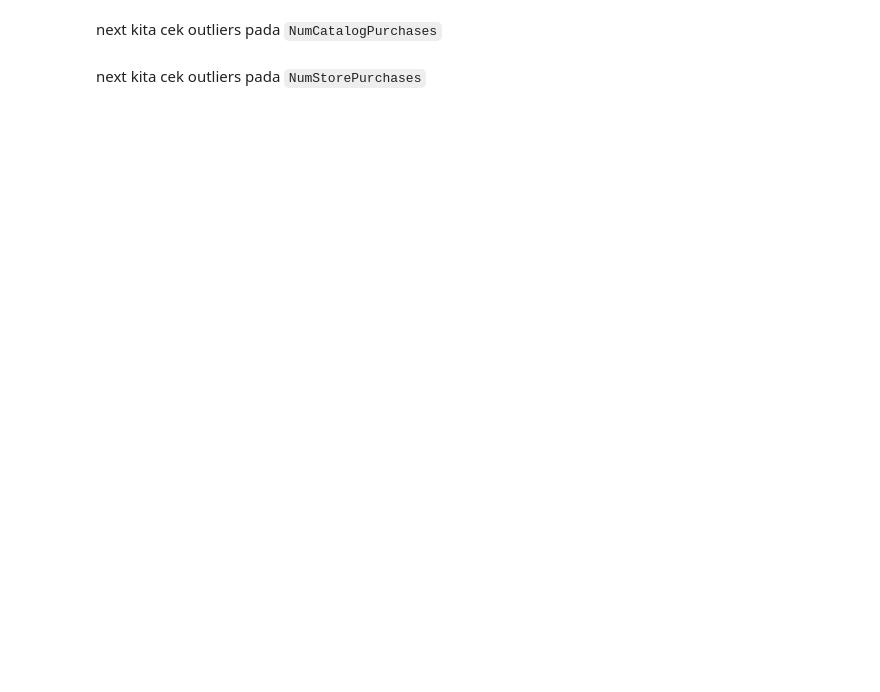
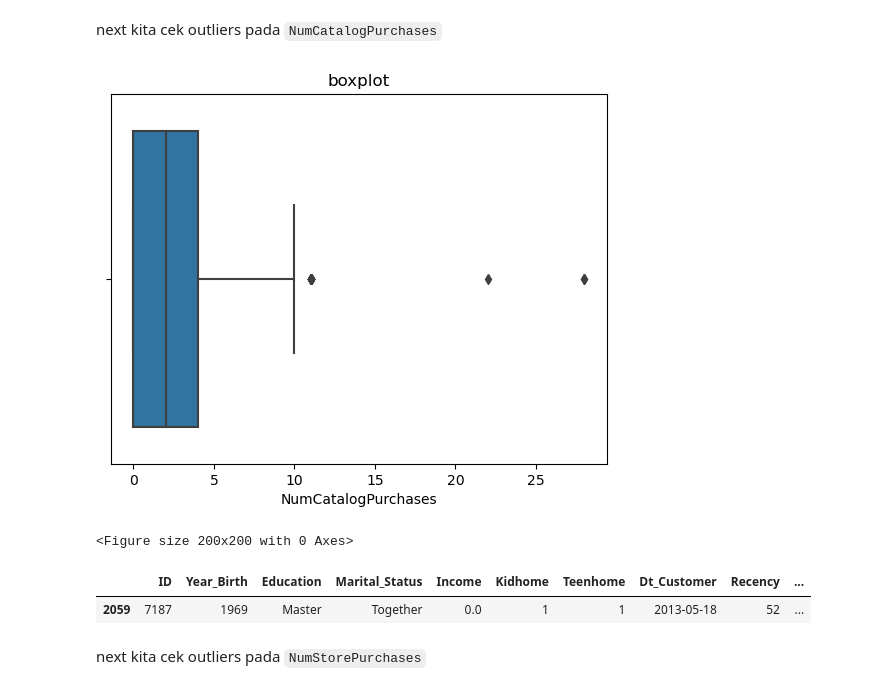
Before and after one commit to rifqimrasyad/capstone_2_Data_Analyst, a Jupyter notebook: Capstone_Project_2.ipynb, the cells around one changed output. Cells and saved outputs as stored; diff of their text form; code cells hidden in the pictures; blank space fills up the shorter version.

```diff
--- a/Capstone_Project_2.ipynb
+++ b/Capstone_Project_2.ipynb
@@ -866,4 +931,18 @@ next kita cek outliers pada `NumWebPurchases`
 # %% [markdown]
 next kita cek outliers pada `NumCatalogPurchases`
+# %%
+sns.boxplot(x=df_prep['NumCatalogPurchases'])
+plt.title(f"boxplot")
+plt.figure(figsize=(2,2)).tight_layout()
+plt.show()
+# %% [output]
+[figure, added]
+<Figure size 200x200 with 0 Axes>
+# %%
+# df_prep[df_prep[''] >= 6].sort_values('', ascending=False)
+df_prep[(df_prep['Income'] < 8000) & (df_prep['NumCatalogPurchases'] >= 6)].sort_values('NumCatalogPurchases', ascending=False)
+# %% [output]
+|  | ID | Year_Birth | Education | Marital_Status | Income | Kidhome | Teenhome | Dt_Customer | Recency | ... |
+| 2059 | 7187 | 1969 | Master | Together | 0.0 | 1 | 1 | 2013-05-18 | 52 | ... |
 # %% [markdown]
 next kita cek outliers pada `NumStorePurchases`
```
Also changed, not shown: parts of 16 cells of this notebook.
